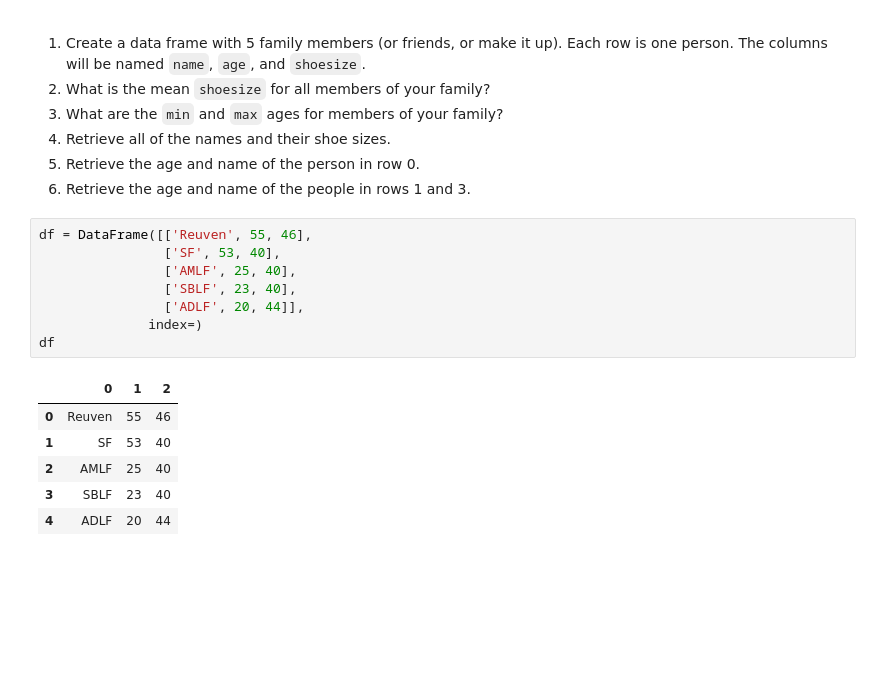
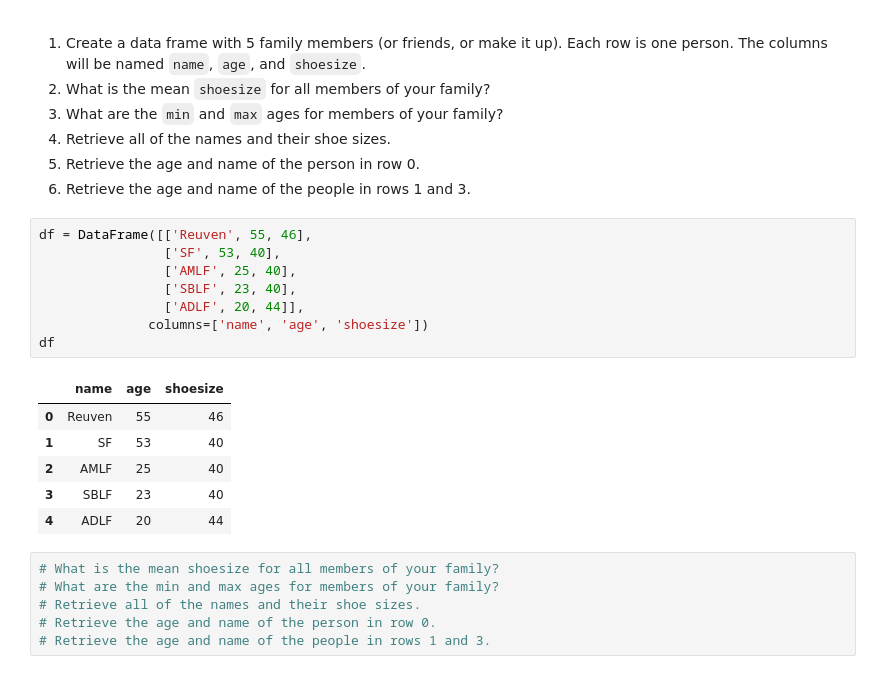
Before and after one commit to reuven/OReilly-PythonData-2026-06, a Jupyter notebook: OReilly-PythonData-2026-06-15.ipynb, the cells around one changed output. Drawn from its saved outputs; the diff is of its cells as text; blank space fills up the shorter version.

```diff
--- a/OReilly-PythonData-2026-06-15.ipynb
+++ b/OReilly-PythonData-2026-06-15.ipynb
@@ -404,15 +404,21 @@ df
 # %%
 df = DataFrame([['Reuven', 55, 46],
                 ['SF', 53, 40],
                 ['AMLF', 25, 40],
                 ['SBLF', 23, 40],
                 ['ADLF', 20, 44]],
-              index=)
+              columns=['name', 'age', 'shoesize'])
 df
 # %% [output]
-|  | 0 | 1 | 2 |
+|  | name | age | shoesize |
 | 0 | Reuven | 55 | 46 |
 | 1 | SF | 53 | 40 |
 | 2 | AMLF | 25 | 40 |
 | 3 | SBLF | 23 | 40 |
 | 4 | ADLF | 20 | 44 |
+# %%
+# What is the mean shoesize for all members of your family?
+# What are the min and max ages for members of your family?
+# Retrieve all of the names and their shoe sizes.
+# Retrieve the age and name of the person in row 0.
+# Retrieve the age and name of the people in rows 1 and 3.
```
